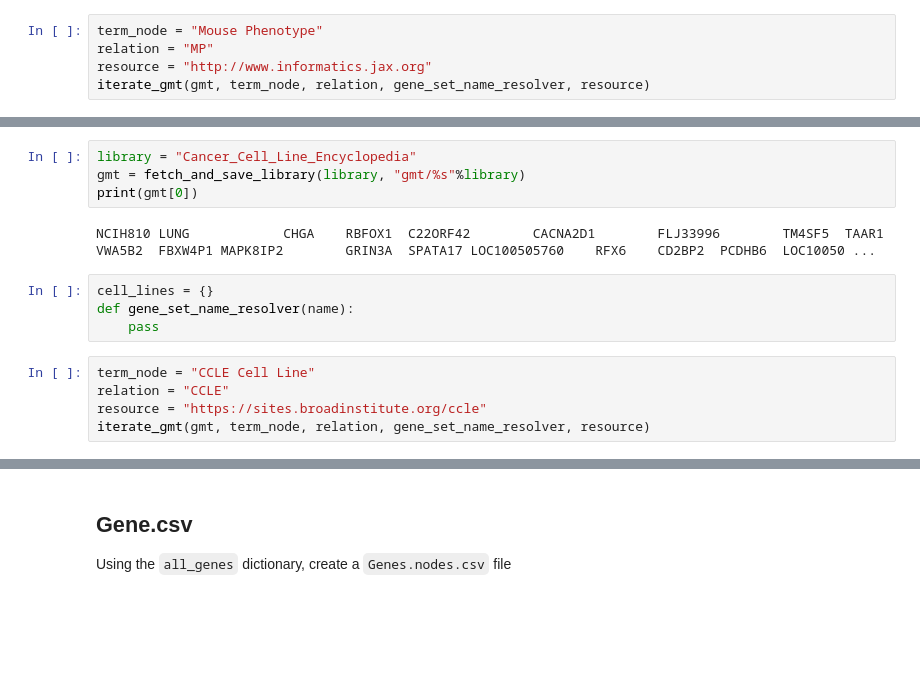
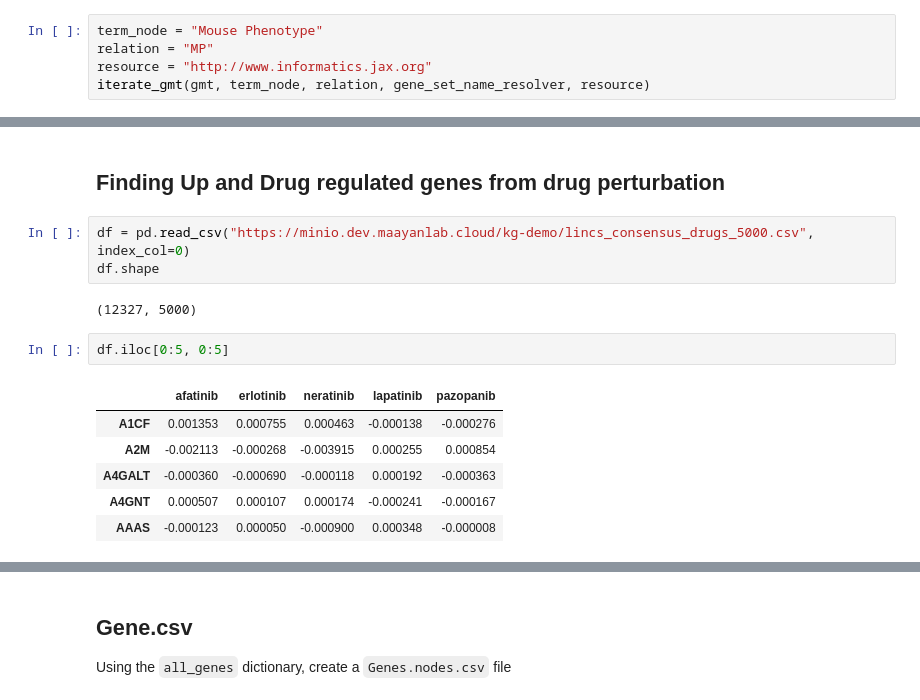
Before and after one commit to sc01619/KnowledgeGraphDemo, a Jupyter notebook: notebooks/serialization.ipynb, the cells around one changed output, grey strips where cells are left out. Cells and saved outputs as stored; diff of their text form; blank space fills up the shorter version.

Commit message:
updated demo

```diff
--- a/notebooks/serialization.ipynb
+++ b/notebooks/serialization.ipynb
@@ -396,15 +298,16 @@ res.json()
-# %%
-library = "Cancer_Cell_Line_Encyclopedia"
-gmt = fetch_and_save_library(library, "gmt/%s"%library)
-print(gmt[0])
-# %% [output]
-NCIH810 LUNG            CHGA    RBFOX1  C22ORF42        CACNA2D1        FLJ33996        TM4SF5  TAAR1   VWA5B2  FBXW4P1 MAPK8IP2        GRIN3A  SPATA17 LOC100505760    RFX6    CD2BP2  PCDHB6  LOC10050 ...
-# %%
-cell_lines = {}
-def gene_set_name_resolver(name):
-    pass
-# %%
-term_node = "CCLE Cell Line"
-relation = "CCLE"
-resource = "https://sites.broadinstitute.org/ccle"
-iterate_gmt(gmt, term_node, relation, gene_set_name_resolver, resource)
+# %% [markdown]
+## Finding Up and Drug regulated genes from drug perturbation
+# %%
+df = pd.read_csv("https://minio.dev.maayanlab.cloud/kg-demo/lincs_consensus_drugs_5000.csv", index_col=0)
+df.shape
+# %% [output]
+(12327, 5000)
+# %%
+df.iloc[0:5, 0:5]
+# %% [output]
+|  | afatinib | erlotinib | neratinib | lapatinib | pazopanib |
+| A1CF | 0.001353 | 0.000755 | 0.000463 | -0.000138 | -0.000276 |
+| A2M | -0.002113 | -0.000268 | -0.003915 | 0.000255 | 0.000854 |
+| A4GALT | -0.000360 | -0.000690 | -0.000118 | 0.000192 | -0.000363 |
+| A4GNT | 0.000507 | 0.000107 | 0.000174 | -0.000241 | -0.000167 |
+| AAAS | -0.000123 | 0.000050 | -0.000900 | 0.000348 | -0.000008 |
```
Also changed, not shown: parts of 27 cells of this notebook, 3 other files.
